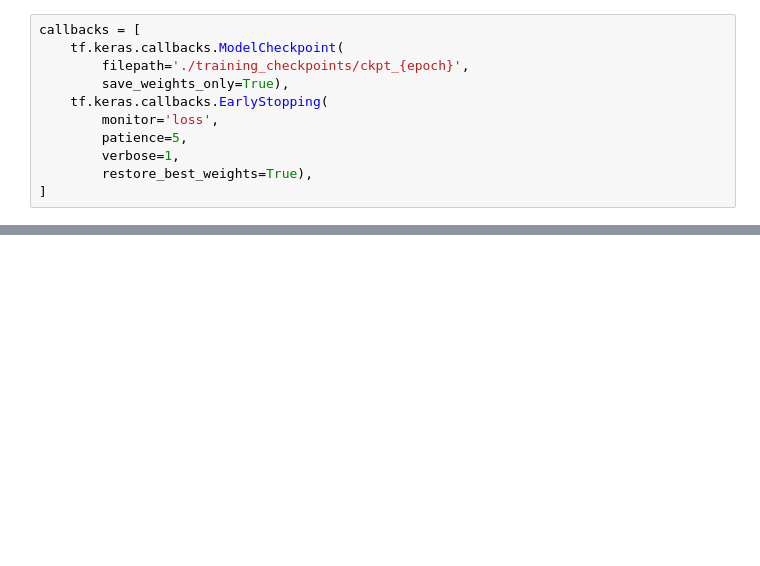
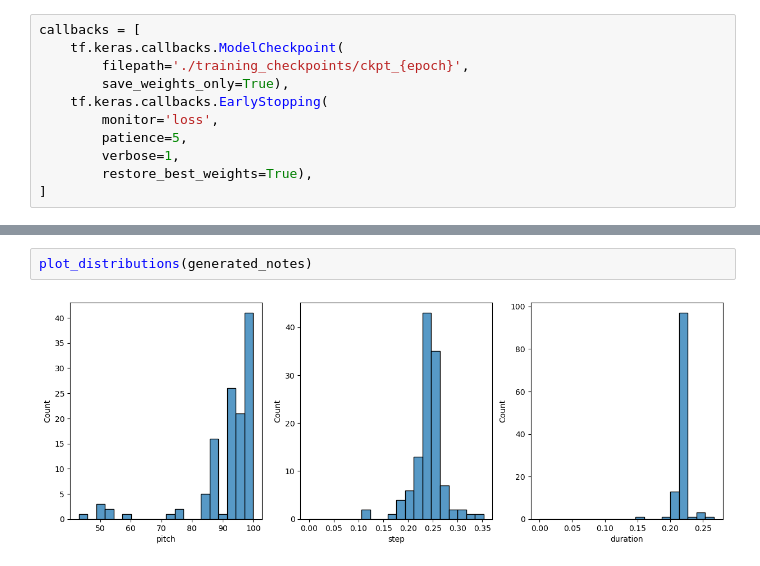
Before and after one commit to ewdlop/AI-ML-Computational-Physics-Note, a Jupyter notebook: TensorFlow/music.ipynb, the cells around one changed output, grey strips where cells are left out. Drawn from its saved outputs; the diff is of its cells as text; blank space fills up the shorter version.

```diff
--- a/TensorFlow/music.ipynb
+++ b/TensorFlow/music.ipynb
@@ -387,0 +521,4 @@ callbacks = [
+# %%
+plot_distributions(generated_notes)
+# %% [output]
+[figure, added]
```
Also changed, not shown: parts of 8 cells of this notebook.
